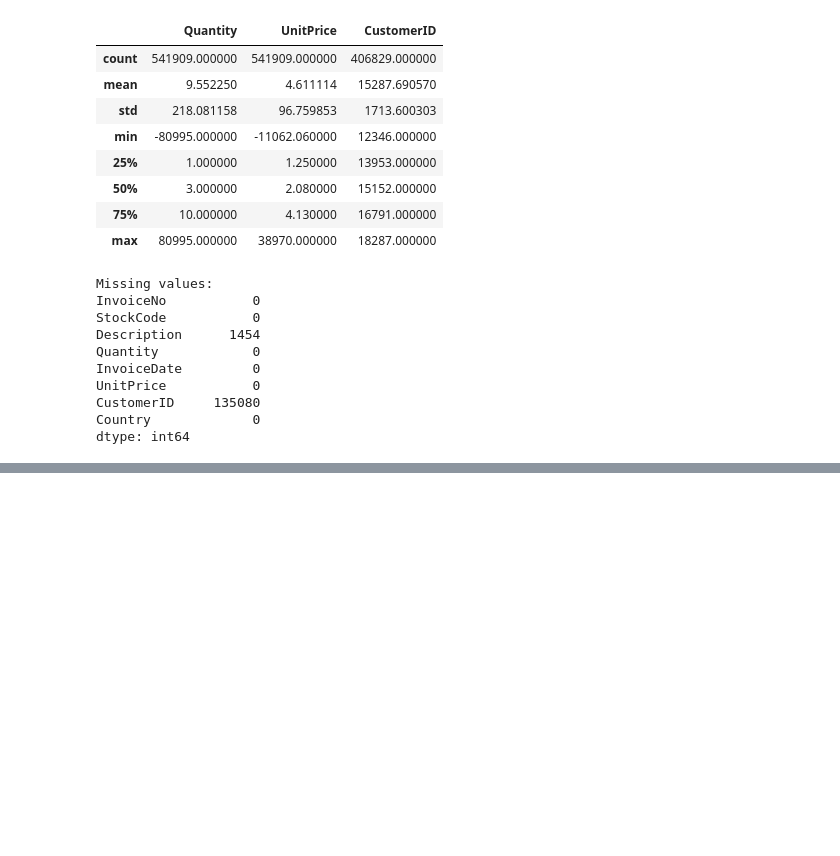
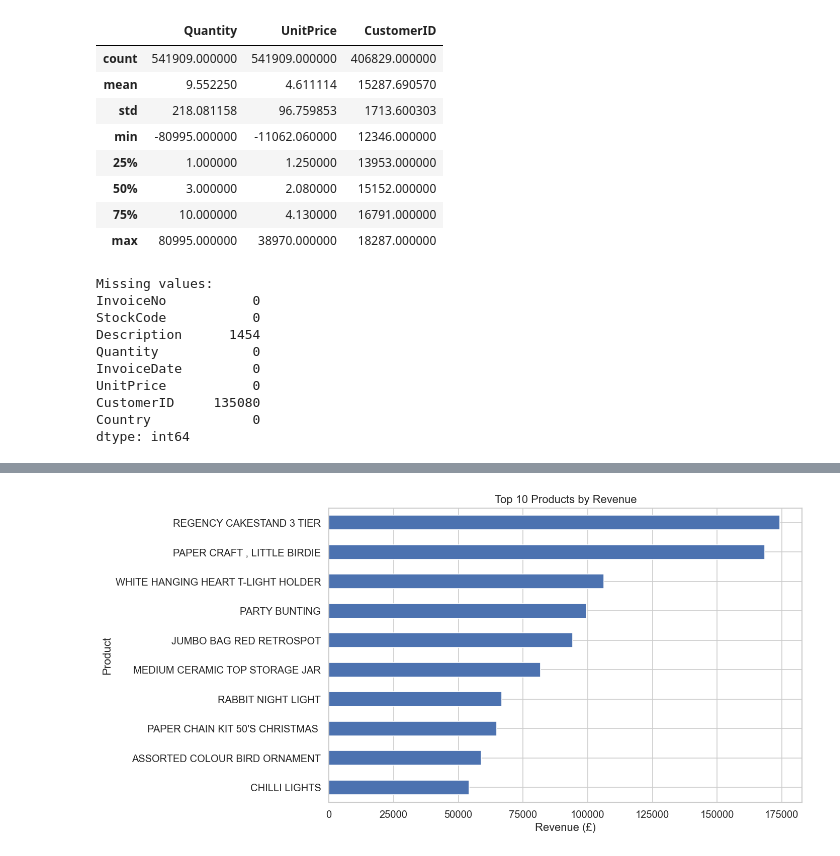
Before and after one commit to Ahmedwaheed01/global-ecommerce-data-analysis, a Jupyter notebook: Notebook/Online_Retail_Analysis.ipynb, the cells around one changed output, grey strips where cells are left out. Drawn from its saved outputs; the diff is of its cells as text; code cells hidden in the pictures; blank space fills up the shorter version.

Commit message:
Finalize Global E-Commerce project

```diff
--- a/Notebook/Online_Retail_Analysis.ipynb
+++ b/Notebook/Online_Retail_Analysis.ipynb
@@ -20,5 +50,6 @@ plt.rcParams['figure.figsize'] = (12, 5)
 # %%
-df = pd.read_csv(r"C:\Users\LOQ\Documents\STUDYING\DEPI\Technical\Global-Ecommerce-Project\DataSet\online_retail.csv")
-print(f"Shape: {df.shape[0]:,} rows × {df.shape[1]} columns")
+df = pd.read_csv("../DataSet/online_retail.csv")
+print("Dataset Shape:", df.shape)
+
 df.head()
 # %% [output]
@@ -264,0 +225,7 @@ Saved: online_retail_cleaned.csv  (524,878 rows)
+# %%
+df_clean["TotalSales"] = (
+    df_clean["Quantity"] *
+    df_clean["UnitPrice"]
+)
+
+df_clean.head()
@@ -264,0 +418,30 @@ Saved: online_retail_cleaned.csv  (524,878 rows)
+# %%
+# ==========================================
+# Top 10 Products by Revenue
+# ==========================================
+
+non_product_items = ["DOTCOM POSTAGE", "POSTAGE", "Manual"]
+
+top_products = (
+    df_clean[~df_clean["Description"].isin(non_product_items)]
+    .groupby("Description")["TotalSales"]
+    .sum()
+    .sort_values(ascending=False)
+    .head(10)
+)
+# %%
+plt.figure(figsize=(12,6))
+
+top_products.sort_values().plot(kind="barh")
+
+plt.title("Top 10 Products by Revenue")
+
+plt.xlabel("Revenue (£)")
+
+plt.ylabel("Product")
+
+plt.tight_layout()
+
+plt.show()
+# %% [output]
+[figure, added]
```
Also changed, not shown: parts of 74 cells of this notebook, 6 other files.
